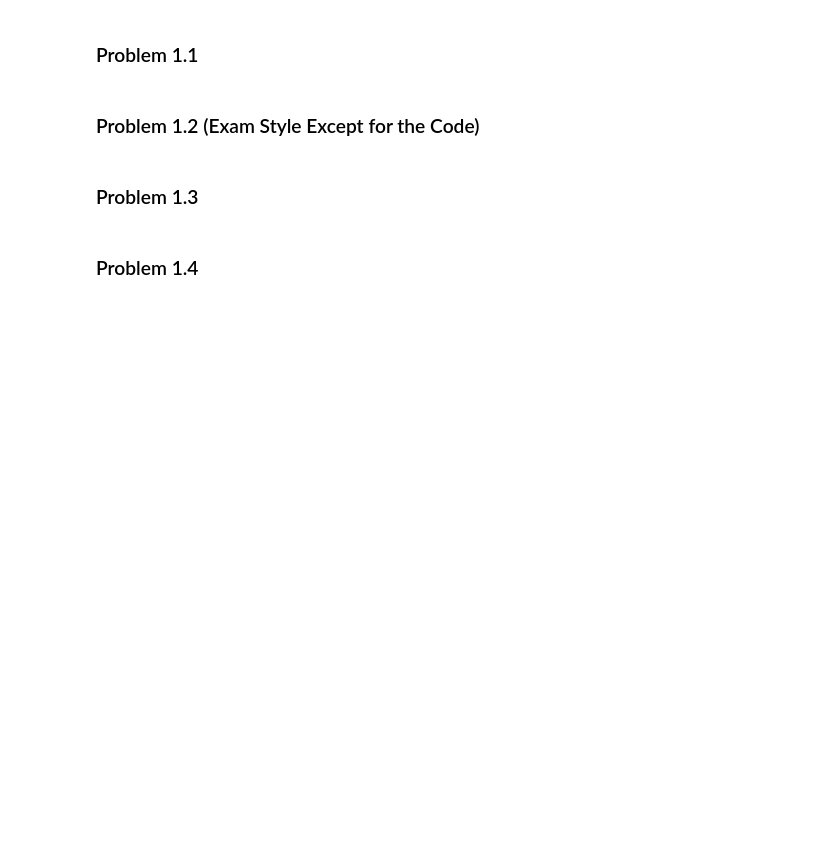
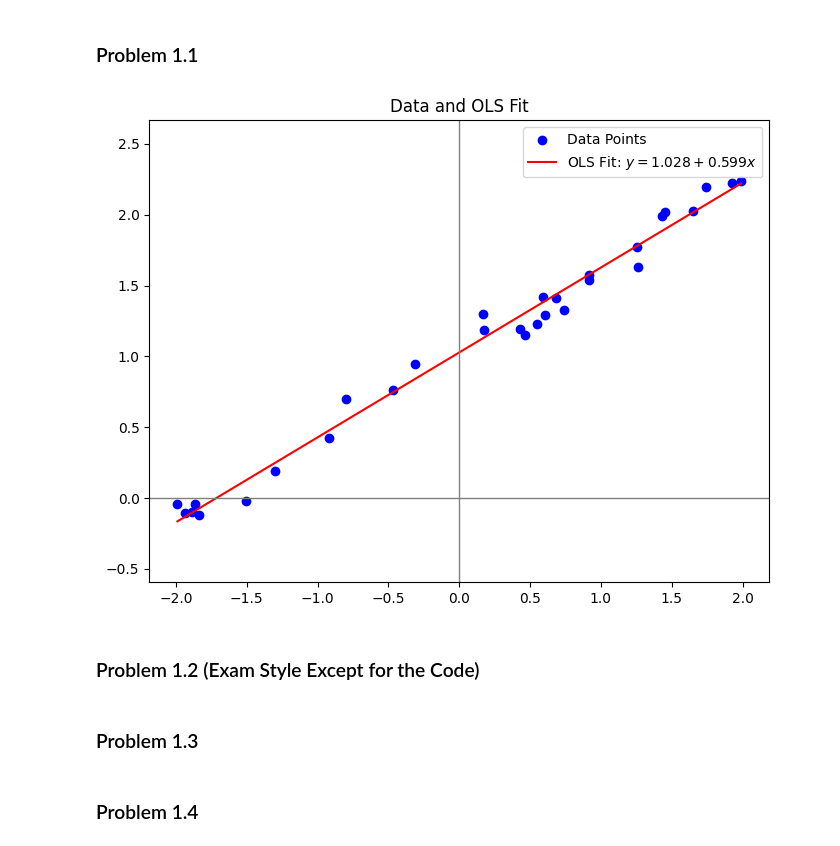
Before and after one commit to mhy-666/ComputerVision, a Jupyter notebook: Homework2/homework02.ipynb, the cells around one changed output. Saved outputs shown, nothing was run; the diff lists cells and outputs as text; code cells hidden in the pictures; blank space fills up the shorter version.

```diff
--- a/Homework2/homework02.ipynb
+++ b/Homework2/homework02.ipynb
@@ -48,5 +50,52 @@ Using previously downloaded file noisy_line.pkl
 import numpy as np
 from matplotlib import pyplot as plt
 %matplotlib inline
+# %%
+import numpy as np
+
+def add_bias(X):
+    """在X的开始处添加一列1,用于偏置项"""
+    ones = np.ones((X.shape[0], 1))
+    return np.column_stack((ones, X))
+
+def ols(t):
+    """使用numpy.linalg.lstsq解决OLS问题,并返回解向量z"""
+    X_with_bias = add_bias(t['x'])  # 为X添加偏置项
+    y = t['y']
+    z, residuals, rank, s = np.linalg.lstsq(X_with_bias, y, rcond=None)  # 解决OLS
+    return z
+
+
+def plot_data_and_ols_fit(x, y, z):
+    """
+    绘制数据点和OLS最优拟合线。
+
+    参数:
+    - x: 数据点的x坐标（numpy数组）。
+    - y: 数据点的y坐标（numpy数组）。
+    - z: OLS估计的参数（numpy数组），其中z[0]是截距，z[1]是斜率。
+    """
+    plt.figure(figsize=(8, 6))
+    plt.scatter(x, y, color='blue', label='Data Points')
+
+    # 计算最优拟合线的y值
+    x_vals = np.linspace(x.min(), x.max(), 100)
+    y_vals = z[0] + z[1] * x_vals
+
+    plt.plot(x_vals, y_vals, color='red', label=f'OLS Fit: $y = {z[0]:.3f} + {z[1]:.3f}x$')
+
+    # 绘制坐标轴线
+    plt.axhline(0, color='gray', lw=1)
+    plt.axvline(0, color='gray', lw=1)
+
+    plt.legend()
+    plt.axis('equal')
+    plt.title('Data and OLS Fit')
+    plt.show()
+
+z = ols(noisy_line)
+plot_data_and_ols_fit(noisy_line['x'],noisy_line['y'],z)
+# %% [output]
+[figure, added]
 # %% [markdown]
 ### Problem 1.2 (Exam Style Except for the Code)
```
Also changed, not shown: parts of 3 cells of this notebook, 1 other file.
